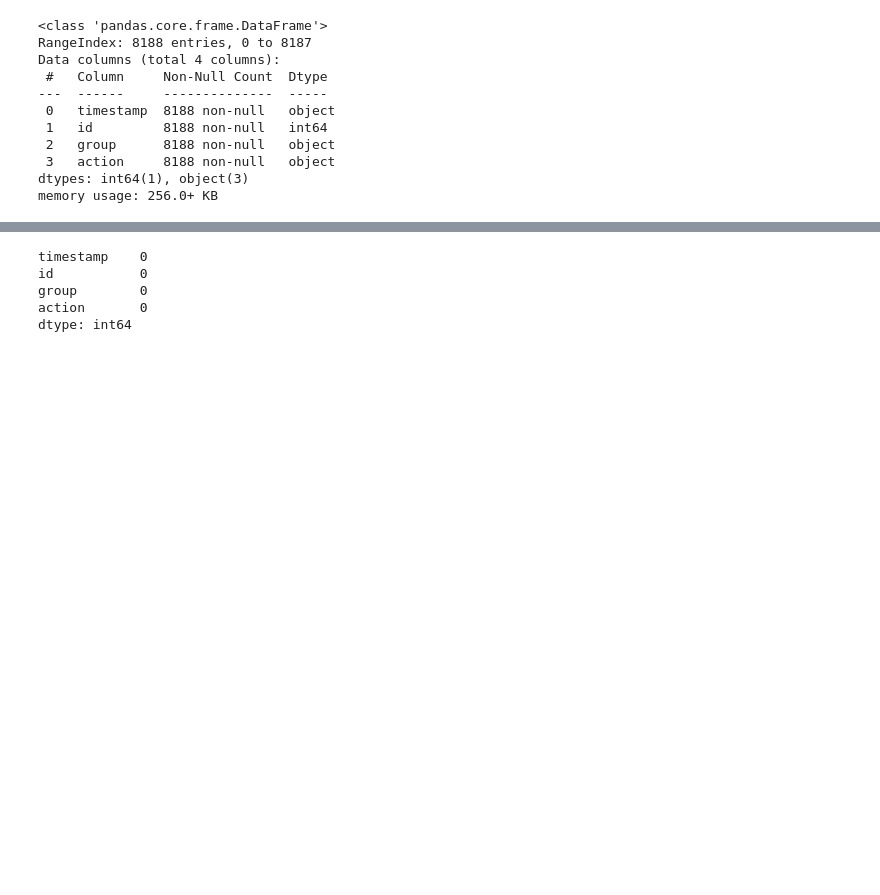
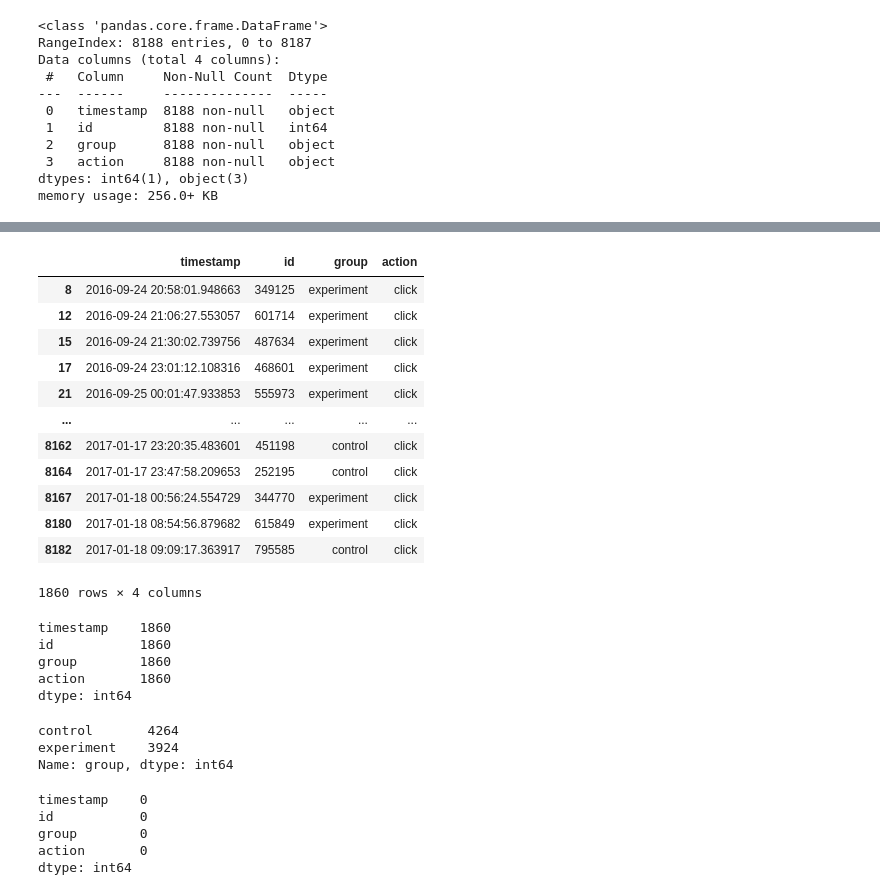
Before and after one commit to josiah-okumu/dsc-website-ab-testing-lab, a Jupyter notebook: index.ipynb, the cells around one changed output, grey strips where cells are left out. Drawn from its saved outputs; the diff is of its cells as text; code cells hidden in the pictures; blank space fills up the shorter version.

```diff
--- a/index.ipynb
+++ b/index.ipynb
@@ -51,3 +81,35 @@ memory usage: 256.0+ KB
+# %%
+view_clickers=df[df['action'] == "click"]
+view_clickers
+# %% [output]
+|  | timestamp | id | group | action |
+| 8 | 2016-09-24 20:58:01.948663 | 349125 | experiment | click |
+| 12 | 2016-09-24 21:06:27.553057 | 601714 | experiment | click |
+| 15 | 2016-09-24 21:30:02.739756 | 487634 | experiment | click |
+| 17 | 2016-09-24 23:01:12.108316 | 468601 | experiment | click |
+| 21 | 2016-09-25 00:01:47.933853 | 555973 | experiment | click |
+| ... | ... | ... | ... | ... |
+| 8162 | 2017-01-17 23:20:35.483601 | 451198 | control | click |
+| 8164 | 2017-01-17 23:47:58.209653 | 252195 | control | click |
+| 8167 | 2017-01-18 00:56:24.554729 | 344770 | experiment | click |
+| 8180 | 2017-01-18 08:54:56.879682 | 615849 | experiment | click |
+| 8182 | 2017-01-18 09:09:17.363917 | 795585 | control | click |
+1860 rows × 4 columns
+# %%
+non_view_clickers = df[df['action'] == "click"] == df[df["action"] != "view"]
+non_view_clickers.sum()
+# %% [output]
+timestamp    1860
+id           1860
+group        1860
+action       1860
+dtype: int64
+# %%
+df['group'].value_counts()
+# %% [output]
+control       4264
+experiment    3924
+Name: group, dtype: int64
 # %%
 df.isnull().sum()
 # %% [output]
```
Also changed, not shown: parts of 14 cells of this notebook.
